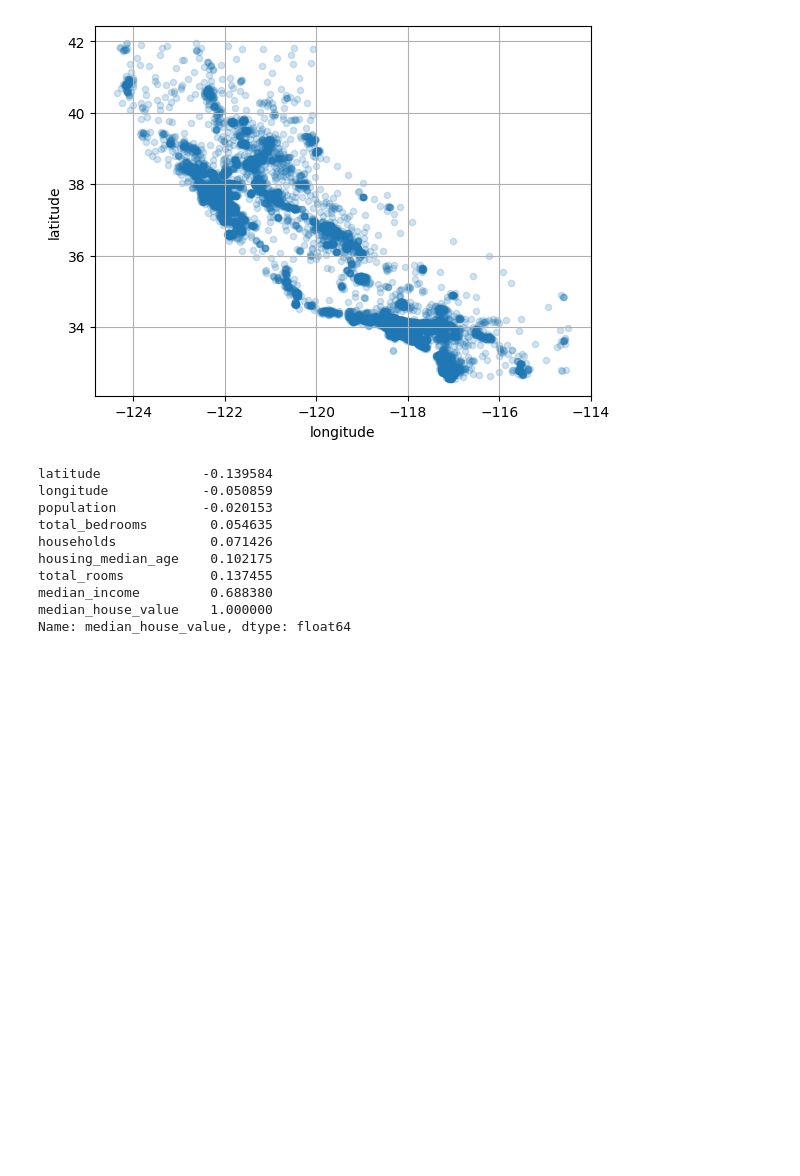
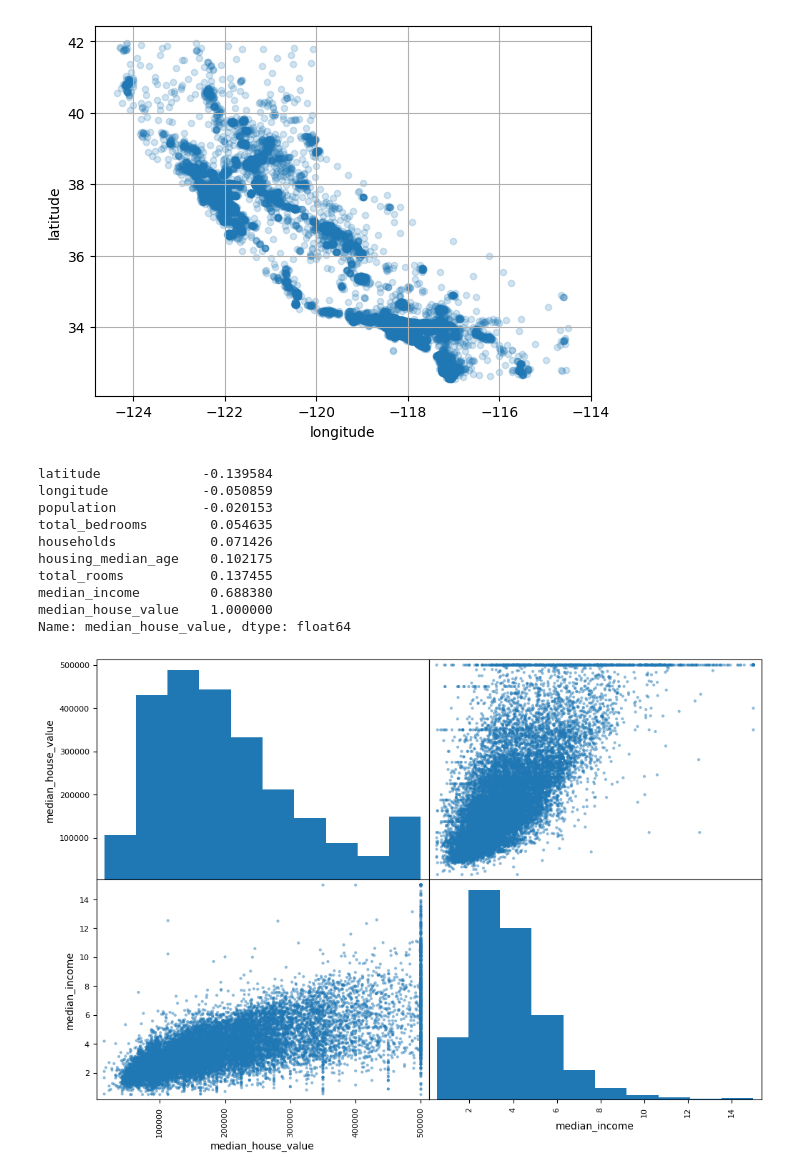
Before and after one commit to learning-log/DataPreprocessing_wrangling, a Jupyter notebook: SupervisedUnsupervised/check.ipynb, the cells around one changed output. Drawn from its saved outputs; the diff is of its cells as text; code cells hidden in the pictures; blank space fills up the shorter version.

```diff
--- a/SupervisedUnsupervised/check.ipynb
+++ b/SupervisedUnsupervised/check.ipynb
@@ -131,3 +135,9 @@ median_house_value    1.000000
 Name: median_house_value, dtype: float64
 # %%
 # use pandas scatter_matrix to plot the correlation
+from pandas.plotting import scatter_matrix
+attributes = ["median_house_value","median_income"]
+scatter_matrix(housing[attributes],figsize=(12,8))
+plt.show()
+# %% [output]
+[figure, added]
```
Also changed, not shown: parts of 33 cells of this notebook, 1 other file.
